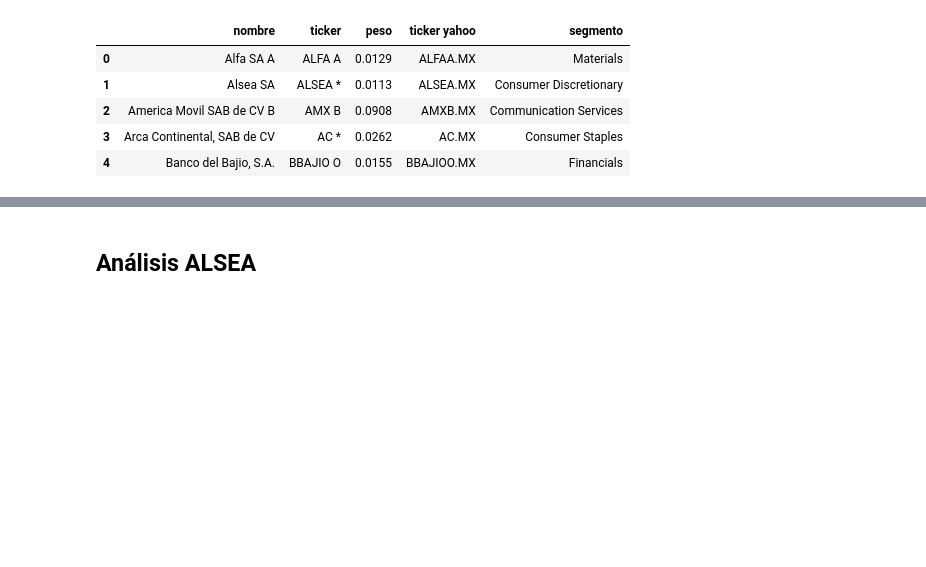
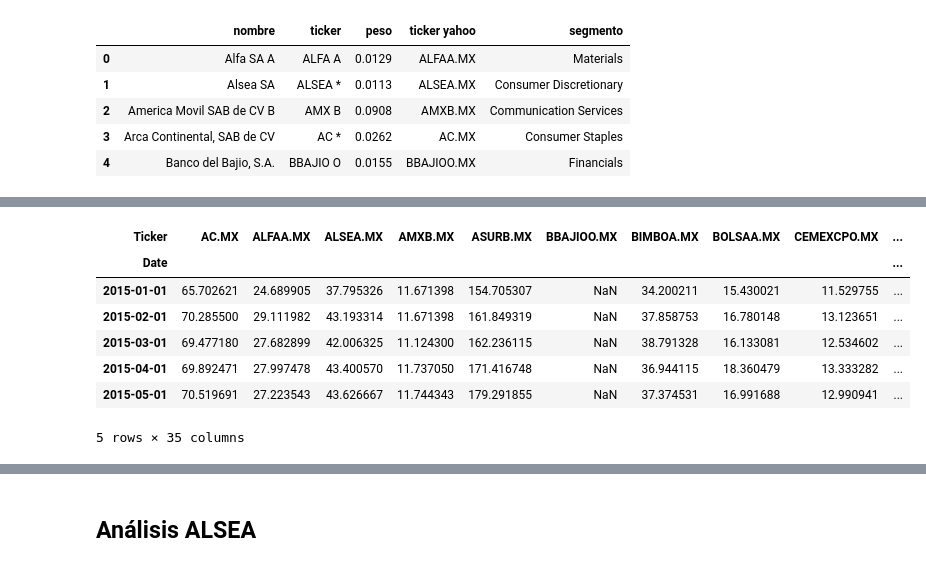
Before and after one commit to daniel-nuno/time_series_O2024_MAF3074N, a Jupyter notebook: arima_ipc.ipynb, the cells around one changed output, grey strips where cells are left out. Drawn from its saved outputs; the diff is of its cells as text; code cells hidden in the pictures; blank space fills up the shorter version.

```diff
--- a/arima_ipc.ipynb
+++ b/arima_ipc.ipynb
@@ -90,0 +94,11 @@ data.head()
+# %%
+data.head()
+# %% [output]
+| Ticker | AC.MX | ALFAA.MX | ALSEA.MX | AMXB.MX | ASURB.MX | BBAJIOO.MX | BIMBOA.MX | BOLSAA.MX | CEMEXCPO.MX | ... |
+| Date |  |  |  |  |  |  |  |  |  | ... |
+| 2015-01-01 | 65.702621 | 24.689905 | 37.795326 | 11.671398 | 154.705307 | NaN | 34.200211 | 15.430021 | 11.529755 | ... |
+| 2015-02-01 | 70.285500 | 29.111982 | 43.193314 | 11.671398 | 161.849319 | NaN | 37.858753 | 16.780148 | 13.123651 | ... |
+| 2015-03-01 | 69.477180 | 27.682899 | 42.006325 | 11.124300 | 162.236115 | NaN | 38.791328 | 16.133081 | 12.534602 | ... |
+| 2015-04-01 | 69.892471 | 27.997478 | 43.400570 | 11.737050 | 171.416748 | NaN | 36.944115 | 18.360479 | 13.333282 | ... |
+| 2015-05-01 | 70.519691 | 27.223543 | 43.626667 | 11.744343 | 179.291855 | NaN | 37.374531 | 16.991688 | 12.990941 | ... |
+5 rows × 35 columns
```
Also changed, not shown: parts of 10 cells of this notebook.
